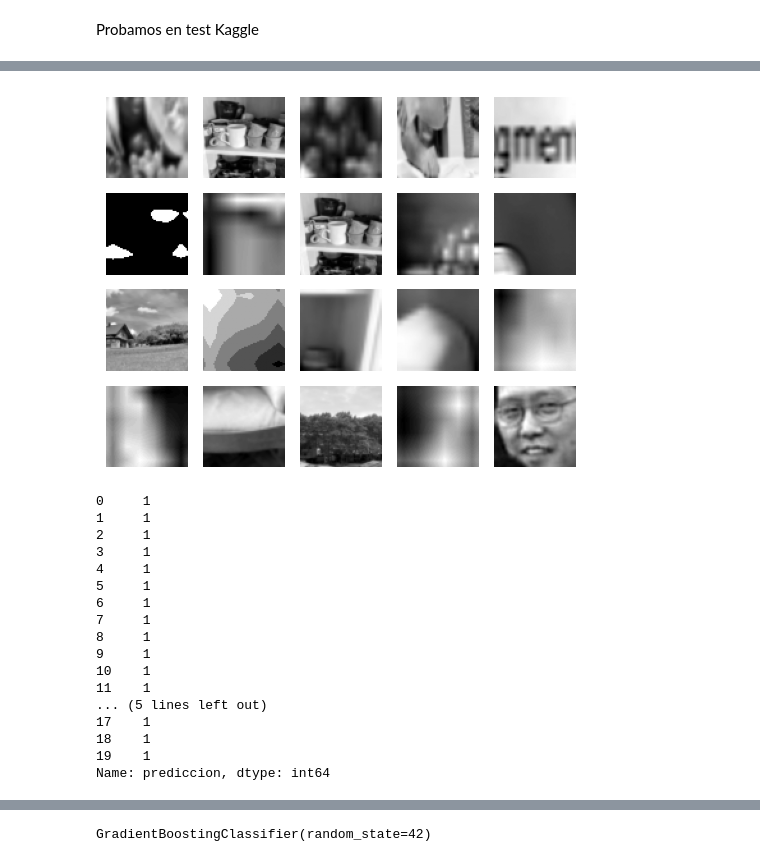
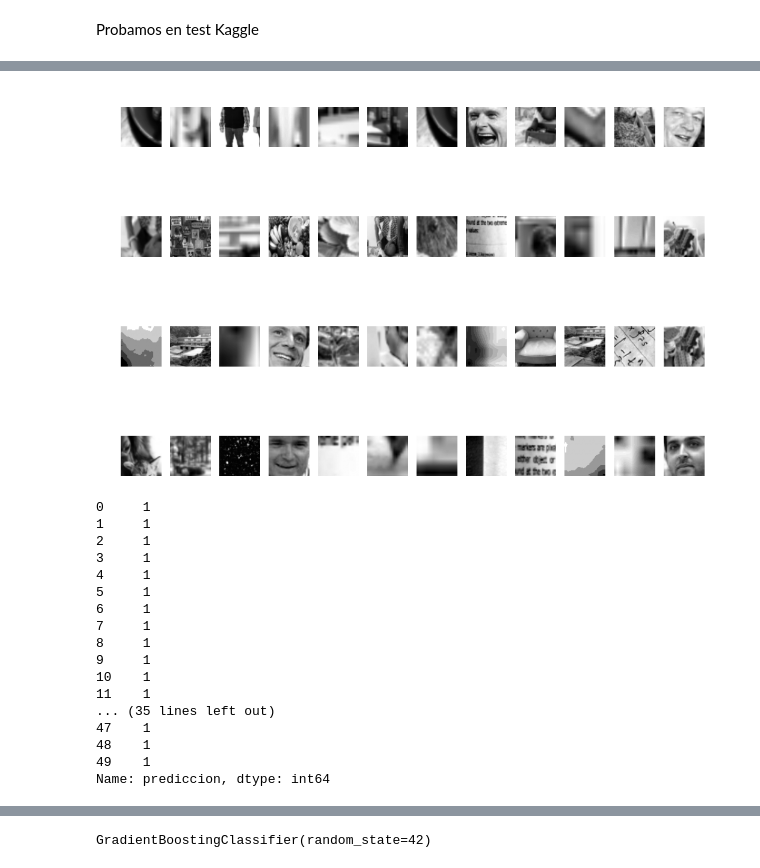
Before and after one commit to joacoguerrae/obligatorio_ml_para_ia, a Jupyter notebook: notebook_obligatorio_sanes_guerra.ipynb, the cells around one changed output, grey strips where cells are left out. Saved outputs shown, nothing was run; the diff lists cells and outputs as text; code cells hidden in the pictures.

```diff
--- a/notebook_obligatorio_sanes_guerra.ipynb
+++ b/notebook_obligatorio_sanes_guerra.ipynb
@@ -314,15 +351,13 @@ with zipfile.ZipFile('Test.zip', 'r') as zip_ref:
 suffix = '.pgm'
 
 all_files = os.listdir('Test/Test')
-pgm_files = [filename for filename in all_files if filename.endswith(suffix)]
+pgm_files_test = [filename for filename in all_files if filename.endswith(suffix)]
-# %%
-test_images = []
-for filename in tqdm(pgm_files):
-  path = 'Test/Test/' + filename
-  with open(path, 'rb') as pgmf:
-      image = plt.imread(pgmf)
-  # agrego la imagen al array
-  test_images.append(image)
+# %%
+test_images = []
+for filename in tqdm(pgm_files_test):
+    path = os.path.join('Test/Test', filename)
+    image = imageio.imread(path)  # mucho más rápido que plt.imread
+    test_images.append(image)
 # %%
 test_array = np.stack(test_images)
 # %%
@@ -333,0 +373,10 @@ X_test_flatten = np.array([im.flatten() for im in tqdm(test_array, desc='Constru
+# %%
+# vuelvo X_test_flatten a su forma original y muestro 10 random
+X_test_reshaped = X_test_flatten.reshape(-1, 64, 64)
+samples = sample(range(X_test_reshaped.shape[0]), 10)
+fig, ax = plt.subplots(2, 5, figsize=(10, 4))
+for i, axi in enumerate(ax.flat):
+    axi.imshow(X_test_reshaped[samples[i]], cmap='gray')
+    axi.axis('off')
+plt.tight_layout()
+plt.show()
@@ -395,17 +446,18 @@ prediccion
 Name: count, dtype: int64
 # %%
-#imprimir las primeras 20 imagenes de test_array
-fig, ax = plt.subplots(4, 5, figsize=(5, 4), subplot_kw=dict(xticks=[], yticks=[]))
-axes = ax.ravel()
-for i in range(20):
-    axes[i].imshow(test_array[i], cmap='gray')
-    axes[i].axis('off')
+#imprimir las primeras 20 imagenes de test_array donde la prediccion es 1
+samples = sample(range(test_array.shape[0]), 50)
+fig, ax = plt.subplots(4, 12, figsize=(10, 8))
+for i, axi in enumerate(ax.flat):
+    axi.imshow(test_array[samples[i]], cmap='gray')
+    axi.axis('off')
+    axi.set_title(f"Predicción: {y_pred_rf_model[samples[i]]}")
 plt.tight_layout()
 plt.show()
 # %% [output]
-[figure, old version]
+[figure, new version]
 # %%
-test_df[0:20]['prediccion']
+test_df[0:50]['prediccion']
 # %% [output]
 0     1
 1     1
@@ -419,8 +471,8 @@ test_df[0:20]['prediccion']
 9     1
 10    1
 11    1
-... (5 lines left out)
-17    1
-18    1
-19    1
+... (35 lines left out)
+47    1
+48    1
+49    1
 Name: prediccion, dtype: int64
```
Also changed, not shown: parts of 35 cells of this notebook, 2 other files.
